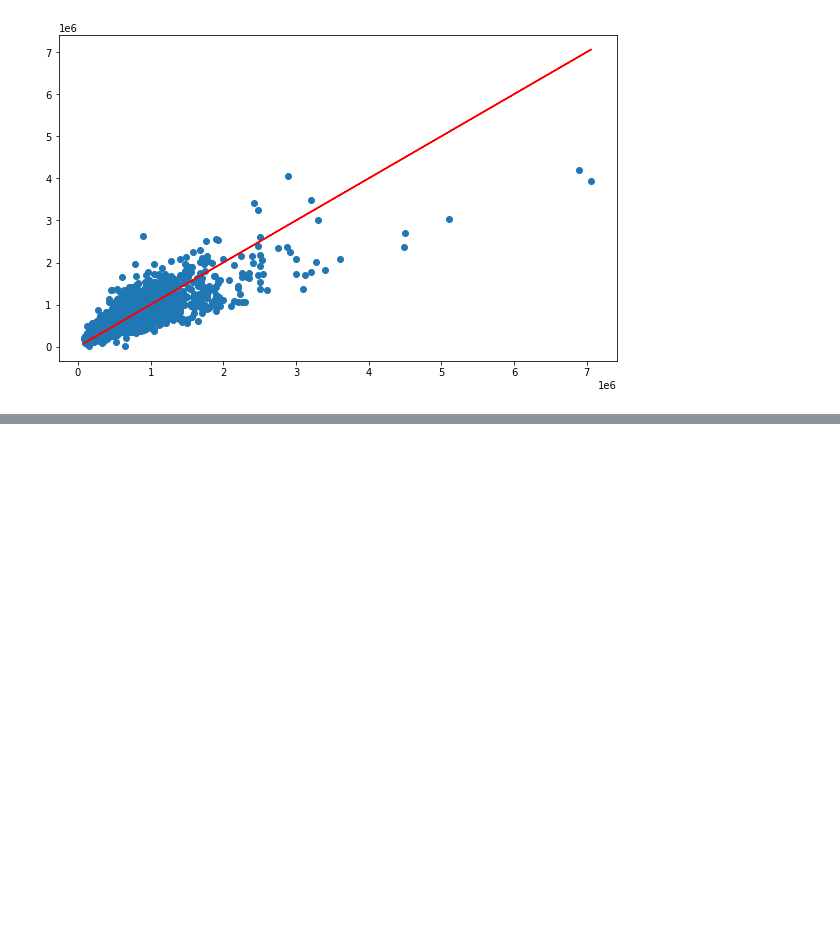
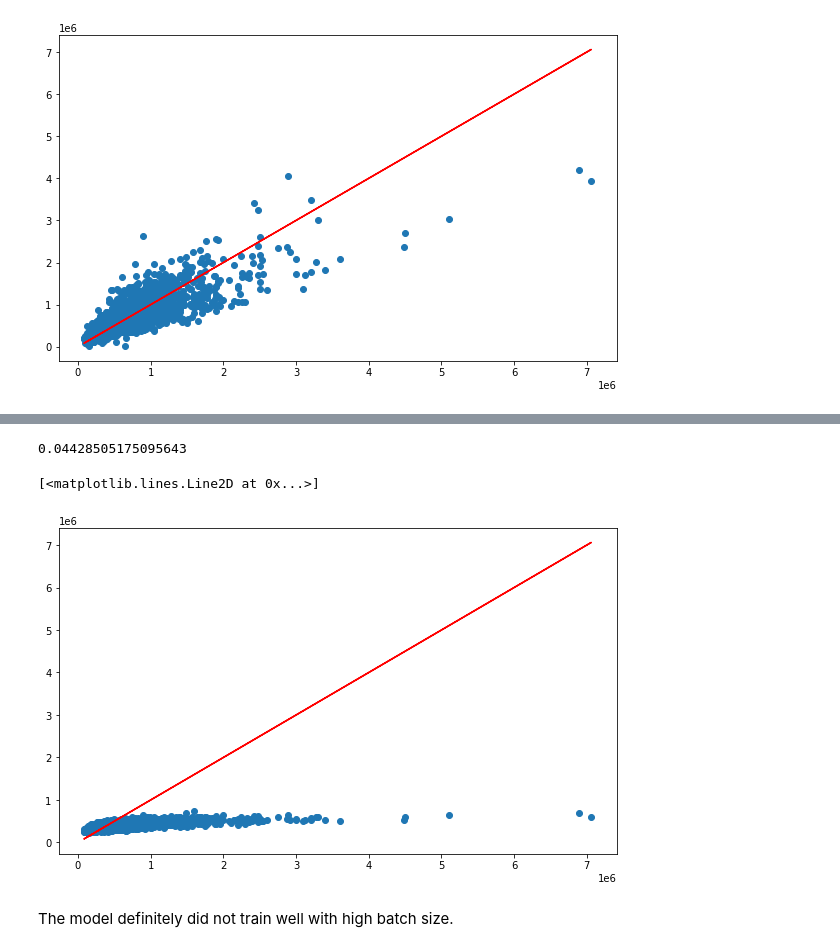
Before and after one commit to hps1795/Keras_LinReg_Real_Estate, a Jupyter notebook: keras practice.ipynb, the cells around one changed output, grey strips where cells are left out. Cells and saved outputs as stored; diff of their text form; code cells hidden in the pictures; blank space fills up the shorter version.

```diff
--- a/keras practice.ipynb
+++ b/keras practice.ipynb
@@ -451,0 +501,10 @@ Result shows that as the number of unit increases the r2 score increases and the
+# %%
+model = Sequential()
+model.add(Input(shape = (16,)))
+model.add(Dense(16, activation = 'relu'))
+model.add(Dense(16, activation = 'relu'))
+model.add(Dense(1))
+model.compile(optimizer='adam',loss='mean_squared_error')
+model.fit(X_train, y_train.values,
+          validation_data=(X_val,y_val.values),
+          epochs=500, batch_size=1000)
@@ -451,0 +530,14 @@ Result shows that as the number of unit increases the r2 score increases and the
+# %%
+test_pred = model.predict(X_test)
+r2_score(y_test,test_pred)
+# %% [output]
+0.04428505175095643
+# %%
+fig, ax = plt.subplots(figsize=(10,6))
+ax.scatter(y_test, test_pred)
+ax.plot(y_test,y_test,'r')
+# %% [output]
+[<matplotlib.lines.Line2D at 0x...>]
+[figure, added]
+# %% [markdown]
+The model definitely did not train well with high batch size.
```
Also changed, not shown: parts of 9 cells of this notebook.
